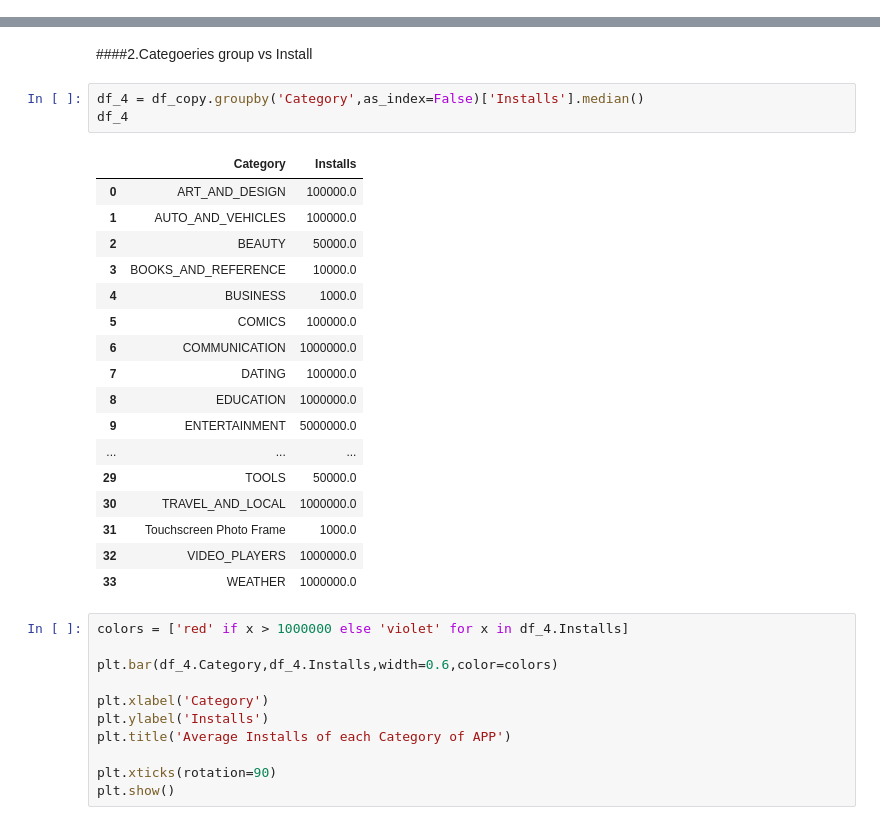
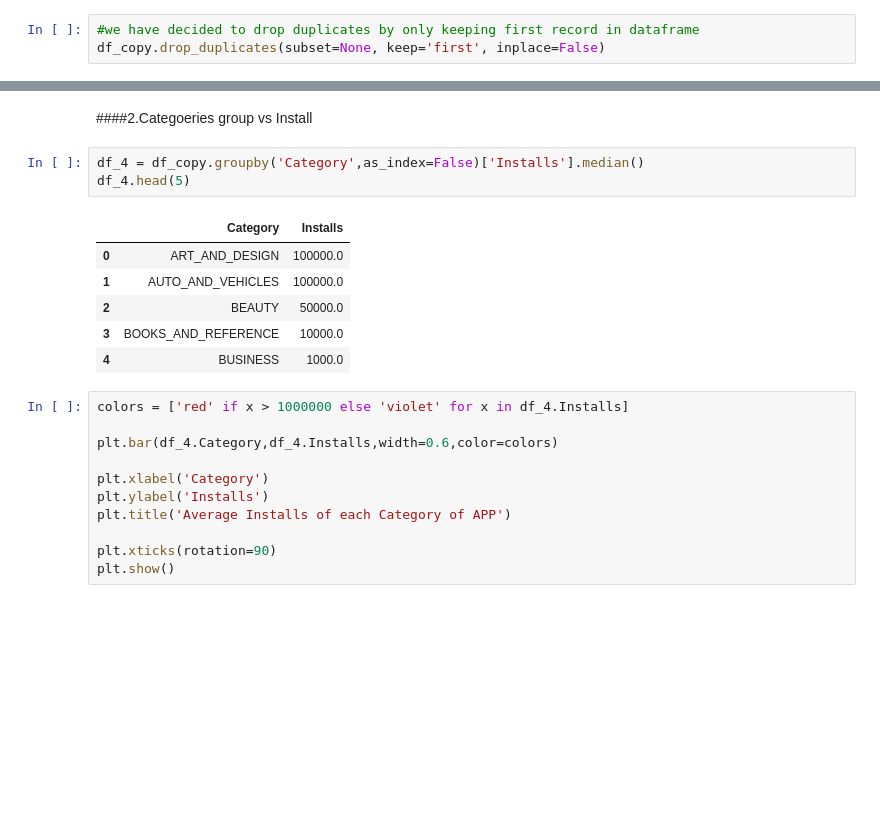
Before and after one commit to Rajashekar-Anumalla/PlayStoreAppReview_DataWrangling, a Jupyter notebook: Play_Store_App_Review_Analysis_Capstone_Project.ipynb, the cells around one changed output, grey strips where cells are left out. Cells and saved outputs as stored; diff of their text form; blank space fills up the shorter version.

```diff
--- a/Play_Store_App_Review_Analysis_Capstone_Project.ipynb
+++ b/Play_Store_App_Review_Analysis_Capstone_Project.ipynb
@@ -152,0 +185,3 @@ df_copy.boxplot()
+# %%
+#we have decided to drop duplicates by only keeping first record in dataframe
+df_copy.drop_duplicates(subset=None, keep='first', inplace=False)
@@ -311,25 +360,14 @@ df_3
 ####2.Categoeries group vs Install
 # %%
 df_4 = df_copy.groupby('Category',as_index=False)['Installs'].median()
-df_4
+df_4.head(5)
 # %% [output]
 |  | Category | Installs |
 | 0 | ART_AND_DESIGN | 100000.0 |
 | 1 | AUTO_AND_VEHICLES | 100000.0 |
 | 2 | BEAUTY | 50000.0 |
 | 3 | BOOKS_AND_REFERENCE | 10000.0 |
 | 4 | BUSINESS | 1000.0 |
-| 5 | COMICS | 100000.0 |
-| 6 | COMMUNICATION | 1000000.0 |
-| 7 | DATING | 100000.0 |
-| 8 | EDUCATION | 1000000.0 |
-| 9 | ENTERTAINMENT | 5000000.0 |
-| ... | ... | ... |
-| 29 | TOOLS | 50000.0 |
-| 30 | TRAVEL_AND_LOCAL | 1000000.0 |
-| 31 | Touchscreen Photo Frame | 1000.0 |
-| 32 | VIDEO_PLAYERS | 1000000.0 |
-| 33 | WEATHER | 1000000.0 |
 # %%
 colors = ['red' if x > 1000000 else 'violet' for x in df_4.Installs]
 
```
Also changed, not shown: parts of 7 cells of this notebook.
